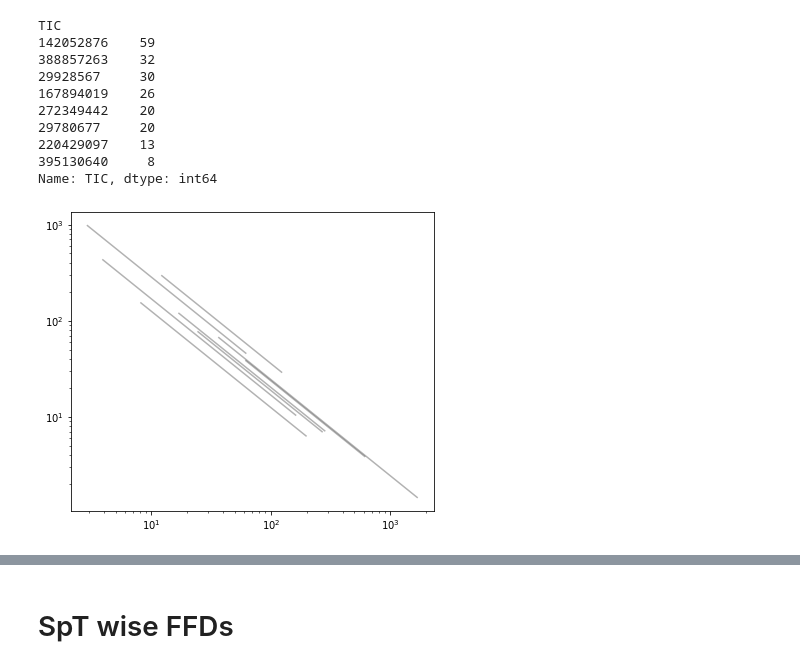
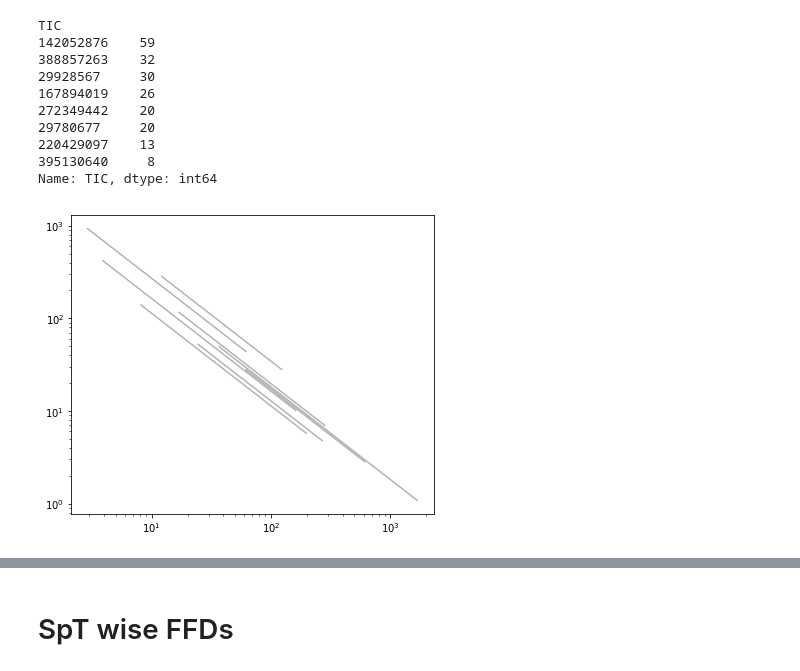
Before and after one commit to ekaterinailin/TESS_UCD_flares, a Jupyter notebook: notebook/NB5_post_analysis.ipynb, the cells around one changed output, grey strips where cells are left out. Cells and saved outputs as stored; diff of their text form; code cells hidden in the pictures.

Commit message:
Getting observing time right.

```diff
--- a/notebook/NB5_post_analysis.ipynb
+++ b/notebook/NB5_post_analysis.ipynb
@@ -77,20 +88,20 @@ Name: TIC, dtype: int64
 # %%
 p = []
 fig, ax = plt.subplots(nrows=1,ncols=1,figsize=(6.5,5.5), sharex=True, sharey=True, squeeze=True)
 s, c = 4, "k"
 for TIC in h.index:
     d = df[df.TIC==TIC]
-    tobs =  d.groupby(["sector"]).total_n_valid_data_points.apply(lambda x: x.iloc[0]).sum()/30./24./365.25
+    tobs =  d.time_years.iloc[0]
     ffd = FFD(f=d, tot_obs_time=tobs)
     ffd.alpha, ffd.alpha_err = 2., 0.2
     ed, freq, counts = ffd.ed_and_freq(energy_correction=True,
                                 recovery_probability_correction=True,
                                  multiple_stars=False)
     _beta, ffd.beta, ffd.beta_err = ffd.fit_beta_to_powerlaw(ed, freq*ffd.tot_obs_time)
     a, x, y = ffd.plot_powerlaw(ax, ed, c=c, alpha=0.3)
     p.append([x,y])
 len(p)
 plt.xscale('log')
 plt.yscale('log')
 # %% [output]
-[figure, old version]
+[figure, new version]
```
Also changed, not shown: parts of 11 cells of this notebook, 1 other file.
